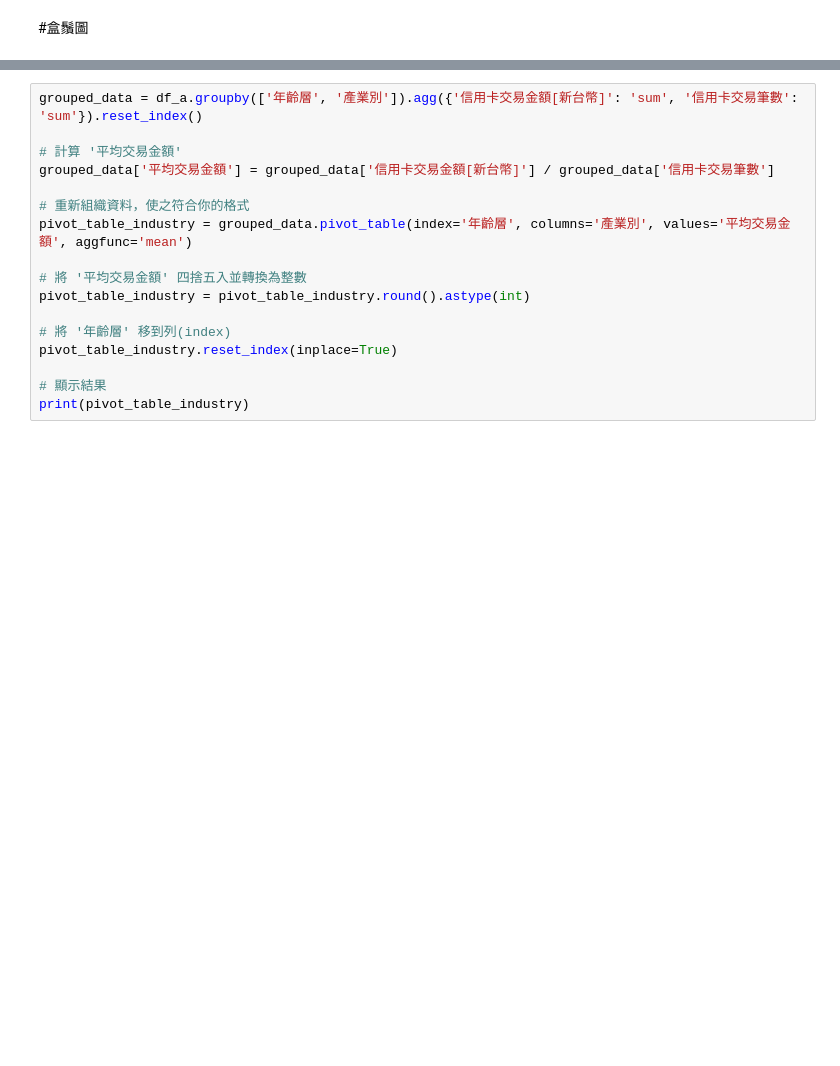
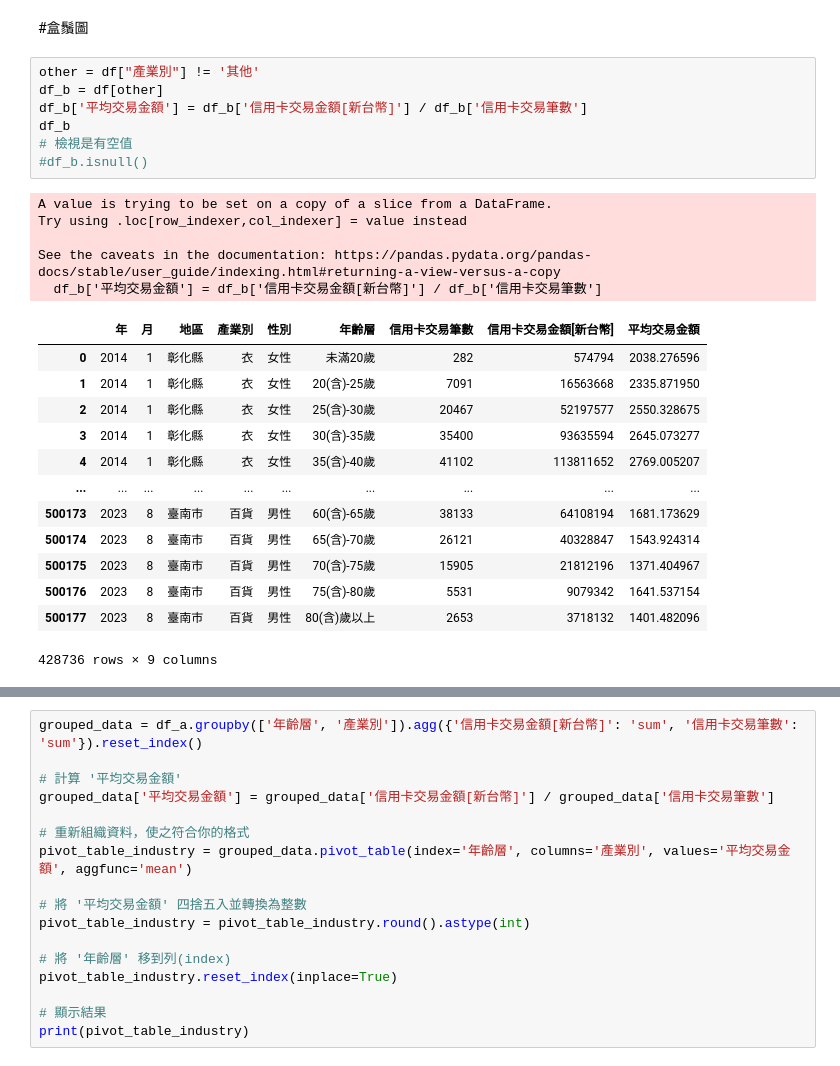
Before and after one commit to George1120901/..__creditcard__, a Jupyter notebook: test4-heatMap.ipynb, the cells around one changed output, grey strips where cells are left out. Cells and saved outputs as stored; diff of their text form; blank space fills up the shorter version.

```diff
--- a/test4-heatMap.ipynb
+++ b/test4-heatMap.ipynb
@@ -371,6 +371,32 @@ plt.show()
 [figure]
 # %% [markdown]
 #盒鬚圖
+# %%
+other = df["產業別"] != '其他'
+df_b = df[other]
+df_b['平均交易金額'] = df_b['信用卡交易金額[新台幣]'] / df_b['信用卡交易筆數']
+df_b
+# 檢視是有空值
+#df_b.isnull()
+# %% [output]
+A value is trying to be set on a copy of a slice from a DataFrame.
+Try using .loc[row_indexer,col_indexer] = value instead
+
+See the caveats in the documentation: https://pandas.pydata.org/pandas-docs/stable/user_guide/indexing.html#returning-a-view-versus-a-copy
+  df_b['平均交易金額'] = df_b['信用卡交易金額[新台幣]'] / df_b['信用卡交易筆數']
+|  | 年 | 月 | 地區 | 產業別 | 性別 | 年齡層 | 信用卡交易筆數 | 信用卡交易金額[新台幣] | 平均交易金額 |
+| 0 | 2014 | 1 | 彰化縣 | 衣 | 女性 | 未滿20歲 | 282 | 574794 | 2038.276596 |
+| 1 | 2014 | 1 | 彰化縣 | 衣 | 女性 | 20(含)-25歲 | 7091 | 16563668 | 2335.871950 |
+| 2 | 2014 | 1 | 彰化縣 | 衣 | 女性 | 25(含)-30歲 | 20467 | 52197577 | 2550.328675 |
+| 3 | 2014 | 1 | 彰化縣 | 衣 | 女性 | 30(含)-35歲 | 35400 | 93635594 | 2645.073277 |
+| 4 | 2014 | 1 | 彰化縣 | 衣 | 女性 | 35(含)-40歲 | 41102 | 113811652 | 2769.005207 |
+| ... | ... | ... | ... | ... | ... | ... | ... | ... | ... |
+| 500173 | 2023 | 8 | 臺南市 | 百貨 | 男性 | 60(含)-65歲 | 38133 | 64108194 | 1681.173629 |
+| 500174 | 2023 | 8 | 臺南市 | 百貨 | 男性 | 65(含)-70歲 | 26121 | 40328847 | 1543.924314 |
+| 500175 | 2023 | 8 | 臺南市 | 百貨 | 男性 | 70(含)-75歲 | 15905 | 21812196 | 1371.404967 |
+| 500176 | 2023 | 8 | 臺南市 | 百貨 | 男性 | 75(含)-80歲 | 5531 | 9079342 | 1641.537154 |
+| 500177 | 2023 | 8 | 臺南市 | 百貨 | 男性 | 80(含)歲以上 | 2653 | 3718132 | 1401.482096 |
+428736 rows × 9 columns
 # %%
 import matplotlib.pyplot as plt
 
```
Also changed, not shown: parts of 2 cells of this notebook.
